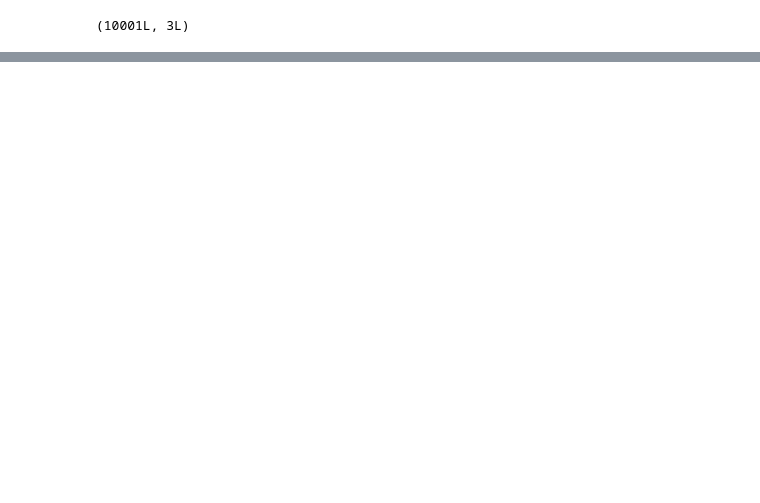
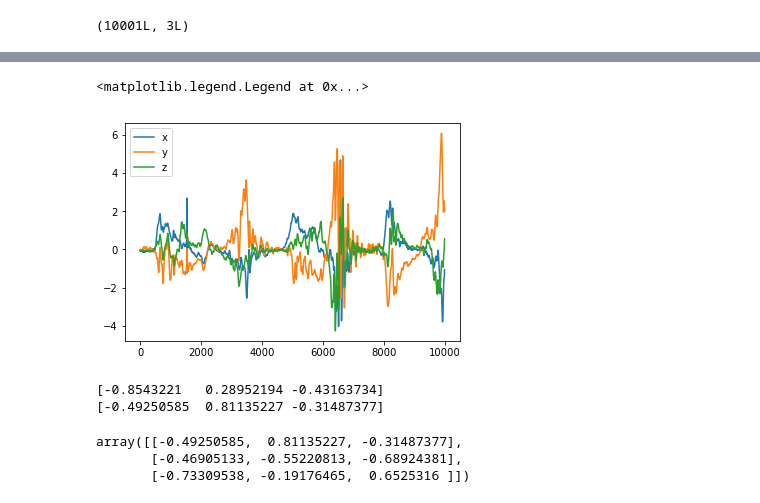
Before and after one commit to maniwu1/opal_imu, a Jupyter notebook: testing/test.ipynb, the cells around one changed output, grey strips where cells are left out. Saved outputs shown, nothing was run; the diff lists cells and outputs as text; code cells hidden in the pictures; blank space fills up the shorter version.

```diff
--- a/testing/test.ipynb
+++ b/testing/test.ipynb
@@ -162,0 +198,10 @@ plt.plot(np.arange(0,n), eul_shank[:,2])
+# %%
+fig, ax = plt.subplots(1)
+
+plt.plot(np.arange(0,n), w_rel_shankframe[:,0], label='x')
+plt.plot(np.arange(0,n), w_rel_shankframe[:,1], label='y')
+plt.plot(np.arange(0,n), w_rel_shankframe[:,2], label='z')
+ax.legend()
+# %% [output]
+<matplotlib.legend.Legend at 0x...>
+[figure, added]
@@ -162,0 +227,17 @@ plt.plot(np.arange(0,n), eul_shank[:,2])
+# %%
+axis_thigh = pc_axis(w_rel_thighframe)
+axis_shank = pc_axis(w_rel_shankframe)
+print(axis_thigh)
+print(axis_shank)
+# %% [output]
+[-0.8543221   0.28952194 -0.43163734]
+[-0.49250585  0.81135227 -0.31487377]
+# %%
+pca = PCA(svd_solver='full')
+pca.fit(w_rel_shankframe)
+pca.components_
+# pca.singular_values_
+# %% [output]
+array([[-0.49250585,  0.81135227, -0.31487377],
+       [-0.46905133, -0.55220813, -0.68924381],
+       [-0.73309538, -0.19176465,  0.6525316 ]])
```
Also changed, not shown: parts of 10 cells of this notebook, 3 other files.
